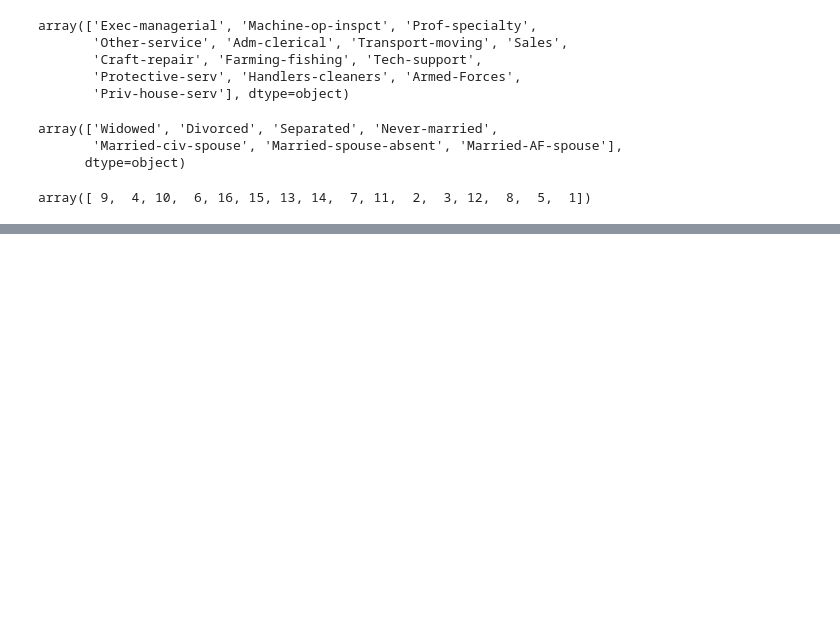
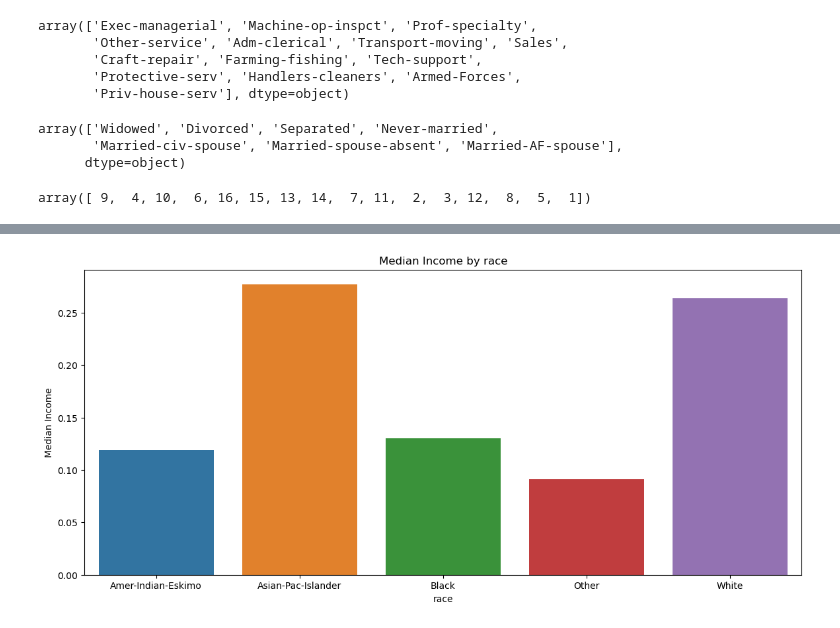
Before and after one commit to Naqibee/Project4, a Jupyter notebook: Income_Prediction.ipynb, the cells around one changed output, grey strips where cells are left out. Drawn from its saved outputs; the diff is of its cells as text; code cells hidden in the pictures; blank space fills up the shorter version.

```diff
--- a/Income_Prediction.ipynb
+++ b/Income_Prediction.ipynb
@@ -105,0 +170,13 @@ df.describe()
+# %%
+# Allows for the average income for different race groups
+avg = df.groupby('race')['income_binary'].mean()
+x = avg.index
+y = avg.values
+plt.figure(figsize=(14, 6))
+sns.barplot(x=avg.index, y=avg.values)
+plt.xlabel('race')
+plt.ylabel('Median Income')
+plt.title('Median Income by race')
+plt.show()
+# %% [output]
+[figure, added]
```
Also changed, not shown: parts of 25 cells of this notebook.
